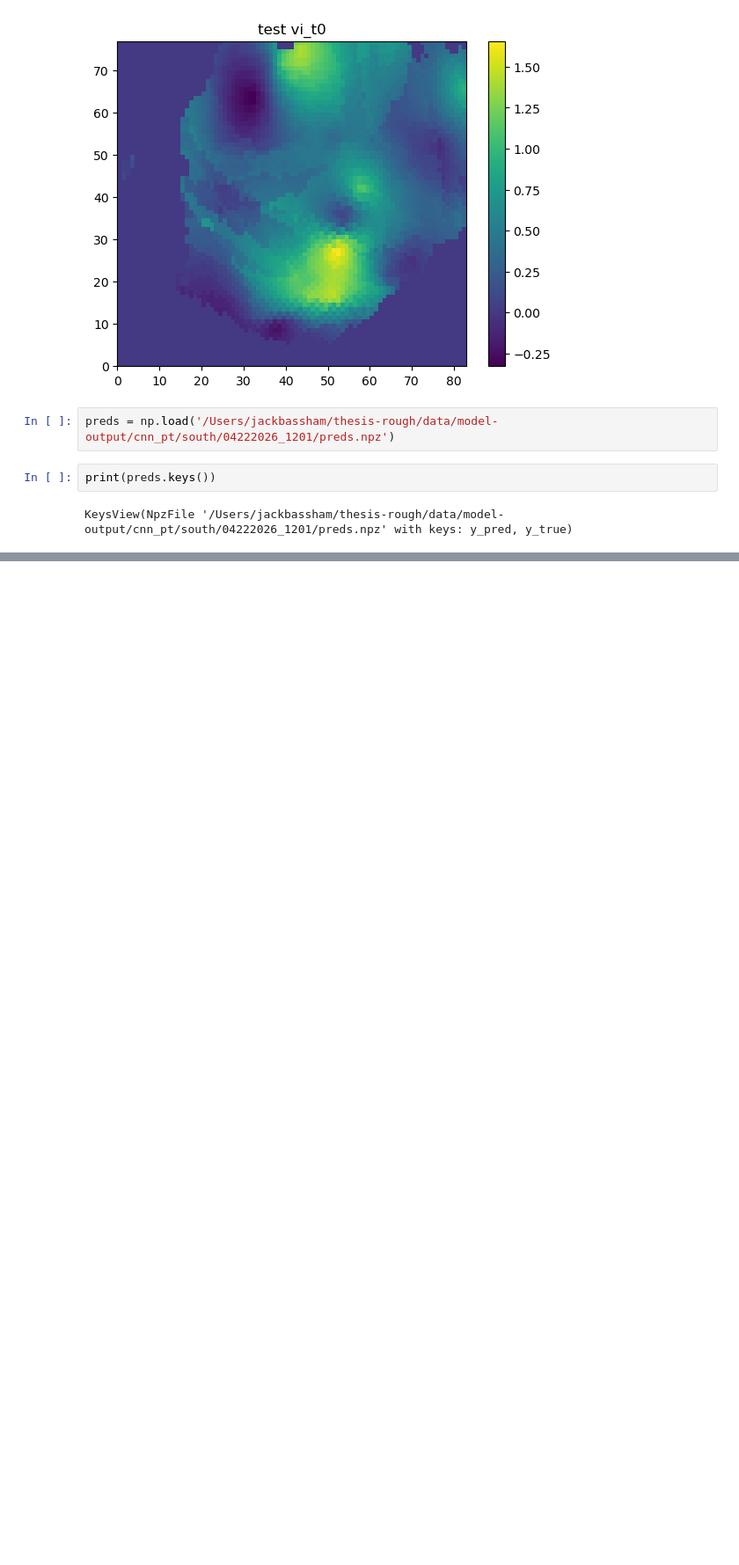
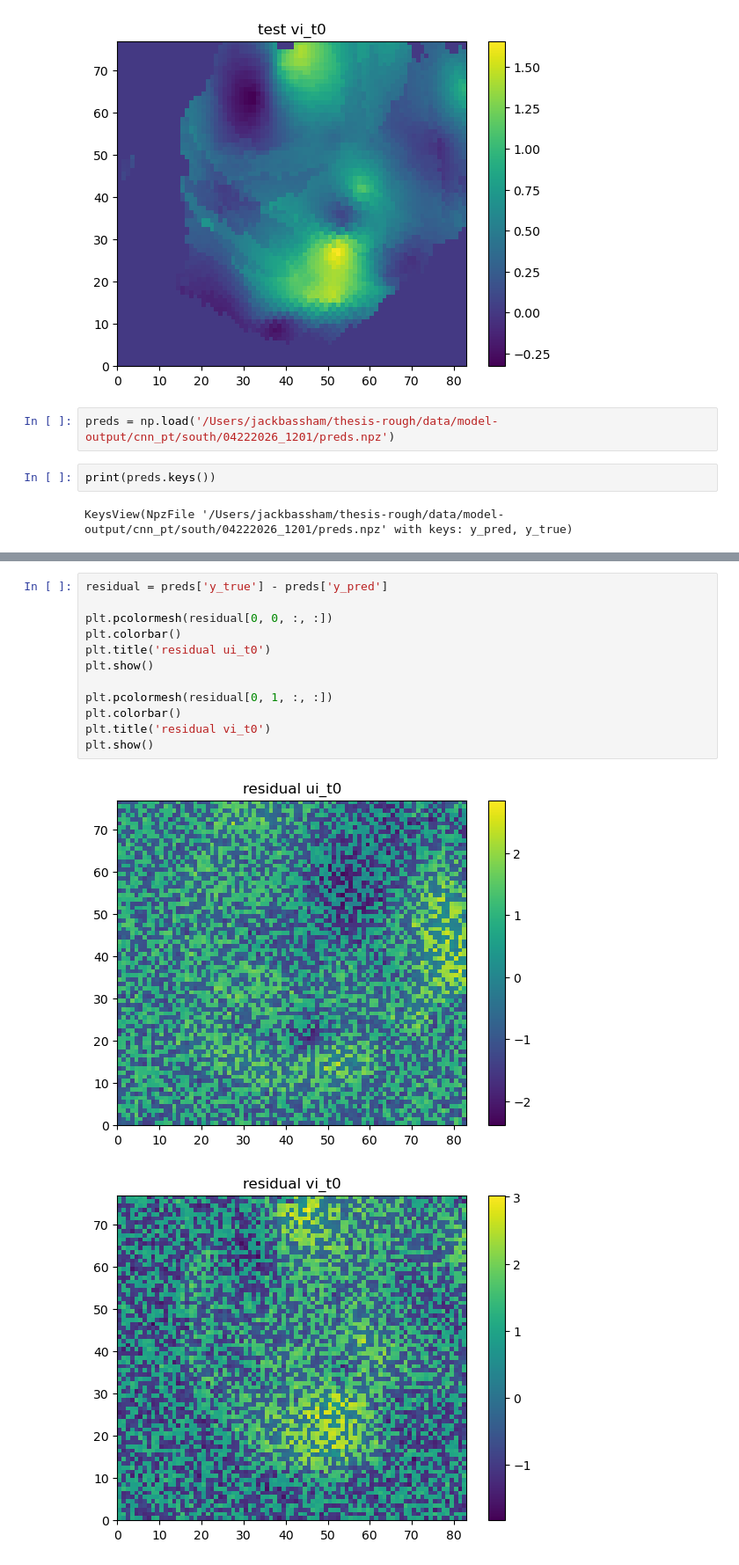
Before and after one commit to jackbassham/thesis-rough, a Jupyter notebook: test_inputs.ipynb, the cells around one changed output, grey strips where cells are left out. Shown at 88% size. Saved outputs shown, nothing was run; the diff lists cells and outputs as text; blank space fills up the shorter version.

```diff
--- a/test_inputs.ipynb
+++ b/test_inputs.ipynb
@@ -80,0 +84,15 @@ plot(preds, 'y_true', vector_index=1, time_index=0, title='y_true preds vi_t0')
+# %%
+residual = preds['y_true'] - preds['y_pred']
+
+plt.pcolormesh(residual[0, 0, :, :])
+plt.colorbar()
+plt.title('residual ui_t0')
+plt.show()
+
+plt.pcolormesh(residual[0, 1, :, :])
+plt.colorbar()
+plt.title('residual vi_t0')
+plt.show()
+# %% [output]
+[figure, added]
+[figure, added]
```
Also changed, not shown: parts of 2 cells of this notebook.
